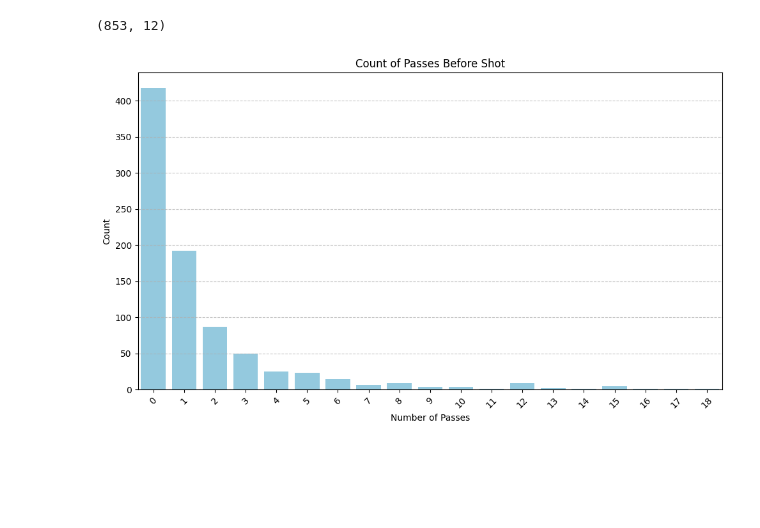
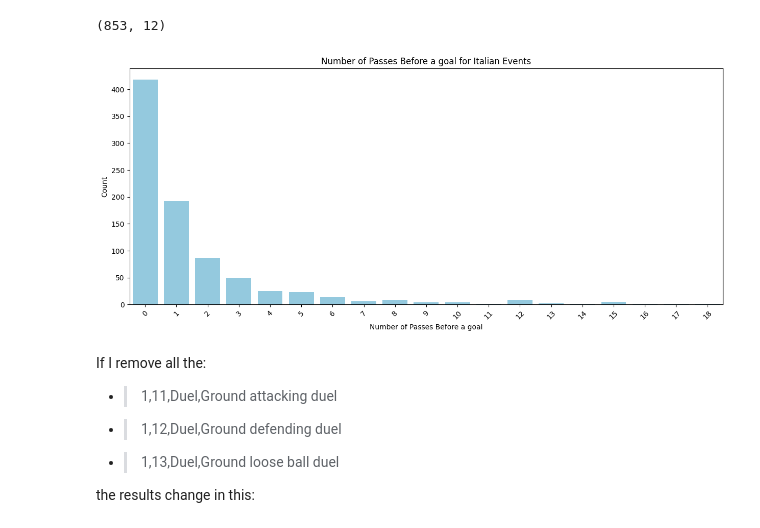
Before and after one commit to PasqualeEsposito/Geospatial_Analytics, a Jupyter notebook: Pass_chains_analysis.ipynb, the cells around one changed output. Saved outputs shown, nothing was run; the diff lists cells and outputs as text; code cells hidden in the pictures; blank space fills up the shorter version.

```diff
--- a/Pass_chains_analysis.ipynb
+++ b/Pass_chains_analysis.ipynb
@@ -53,5 +58,3 @@ passes_counts = count_passes_before_shot(passes_before_shot_df)
 plot_histogram(passes_counts, 'Passes', 'count', 'Number of Passes Before Shot', 'Count', 'Number of Passes Before Shot for Italian Events')
 # %% [output]
 [figure]
-# %%
-italian_events['tags'] = italian_events['tags'].apply(extract_tags)
@@ -86,21 +87,16 @@ for index, row in goals.iterrows():
     passes_before_goal[match_id, event_sec] = passes_before_shot[match_id, event_sec]
 # %%
 passes_before_goal_df = pd.DataFrame.from_dict(passes_before_goal, orient='index', columns=['Passes'])
-# %%
-passes_counts = passes_before_goal_df['Passes'].value_counts()
-
-# Sort the counts by the number of passes
-passes_counts = passes_counts.sort_index()
-
-# Plot the graph using Seaborn
-plt.figure(figsize=(10, 6))
-sns.barplot(x=passes_counts.index, y=passes_counts.values, color='skyblue')
-plt.title('Count of Passes Before a goal')
-plt.xlabel('Number of Passes')
-plt.ylabel('Count')
-plt.grid(axis='y', linestyle='--', alpha=0.7)
-plt.xticks(rotation=45)
-plt.tight_layout()
-plt.show()
-# %% [output]
-[figure, removed]
+# %%
+passes_counts = count_passes_before_shot(passes_before_goal_df)
+# %%
+plot_histogram(passes_counts, 'Passes', 'count', 'Number of Passes Before a goal', 'Count', 'Number of Passes Before a goal for Italian Events')
+# %% [output]
+[figure, added]
+# %% [markdown]
+If I remove all the:
+- >1,11,Duel,Ground attacking duel
+- >1,12,Duel,Ground defending duel
+- >1,13,Duel,Ground loose ball duel
+
+the results change in this:
```
Also changed, not shown: parts of 20 cells of this notebook, 1 other file.
